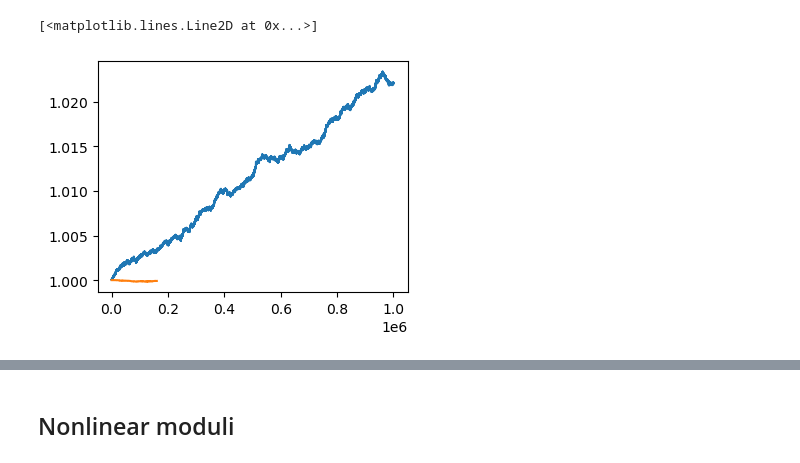
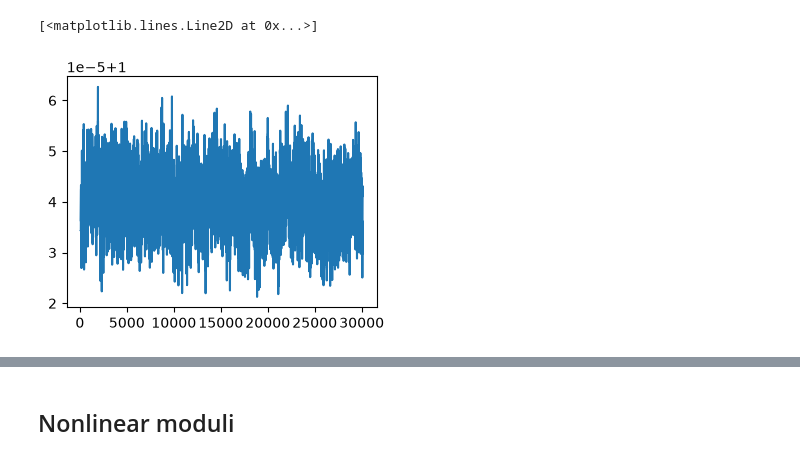
Before and after one commit to fgarbuzov/NonlinFD, a Jupyter notebook: notebooks/analysis_nonlin_conv.ipynb, the cells around one changed output, grey strips where cells are left out. Saved outputs shown, nothing was run; the diff lists cells and outputs as text; code cells hidden in the pictures.

```diff
--- a/notebooks/analysis_nonlin_conv.ipynb
+++ b/notebooks/analysis_nonlin_conv.ipynb
@@ -11,7 +11,8 @@ sys.path.insert(0, '..')
 from src import *
 # %%
 %%time
-path = Filepaths.DATA.value / 'convergence' / 'gpu_dt0.005'
+#path = Filepaths.DATA.value / 'convergence' / 'gpu_dt0.005'
+path = Filepaths.DATA.value / 'convergence' / 'N32000' / 'T1.2' / 'dt0.005'
 data = Data(path)
 born_len = 1_000_001
 observ = data.read(['thermo', 'press', 'press_pot', 'born', 'born_nl'],
@@ -29,16 +31,16 @@ stress_d = stress - stress.mean(0)
 dt = time[1] - time[0]
 # %%
 # see the energy change
-data2 = Data(Filepaths.DATA.value / 'convergence' / 'gpu_dt0.001')
-thermo_data2 = data2.read_df(['thermo'])['thermo']
+#data2 = Data(Filepaths.DATA.value / 'convergence' / 'gpu_dt0.001')
+#thermo_data2 = data2.read_df(['thermo'])['thermo']
 thermo_data = data.read_df(['thermo'])['thermo']
 
 plt.figure(figsize=(4,3))
 plt.plot(thermo_data.time, sp.ndimage.gaussian_filter(
     thermo_data.energy/thermo_data.energy[0], 100))
-mask = thermo_data2.time>0
-plt.plot(thermo_data2.time[mask], sp.ndimage.gaussian_filter(
-    thermo_data2.energy[mask]/thermo_data2.energy[0], 100))
+#mask = thermo_data2.time>0
+#plt.plot(thermo_data2.time[mask], sp.ndimage.gaussian_filter(
+#    thermo_data2.energy[mask]/thermo_data2.energy[0], 100))
 # %% [output]
 [<matplotlib.lines.Line2D at 0x...>]
-[figure, old version]
+[figure, new version]
```
Also changed, not shown: parts of 25 cells of this notebook, 13 other files.
